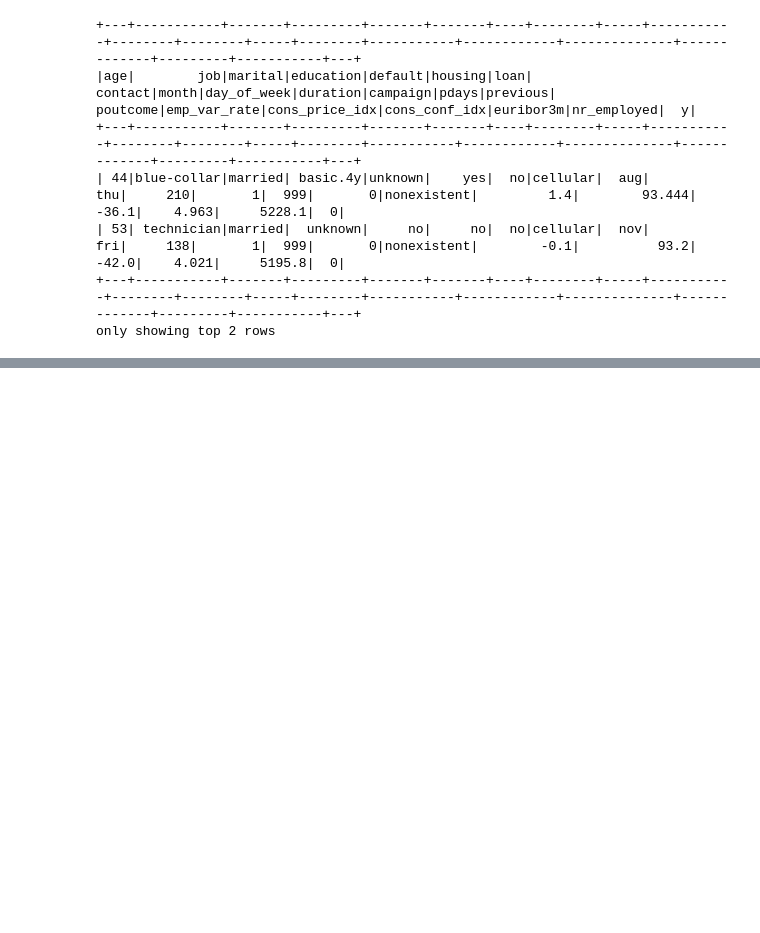
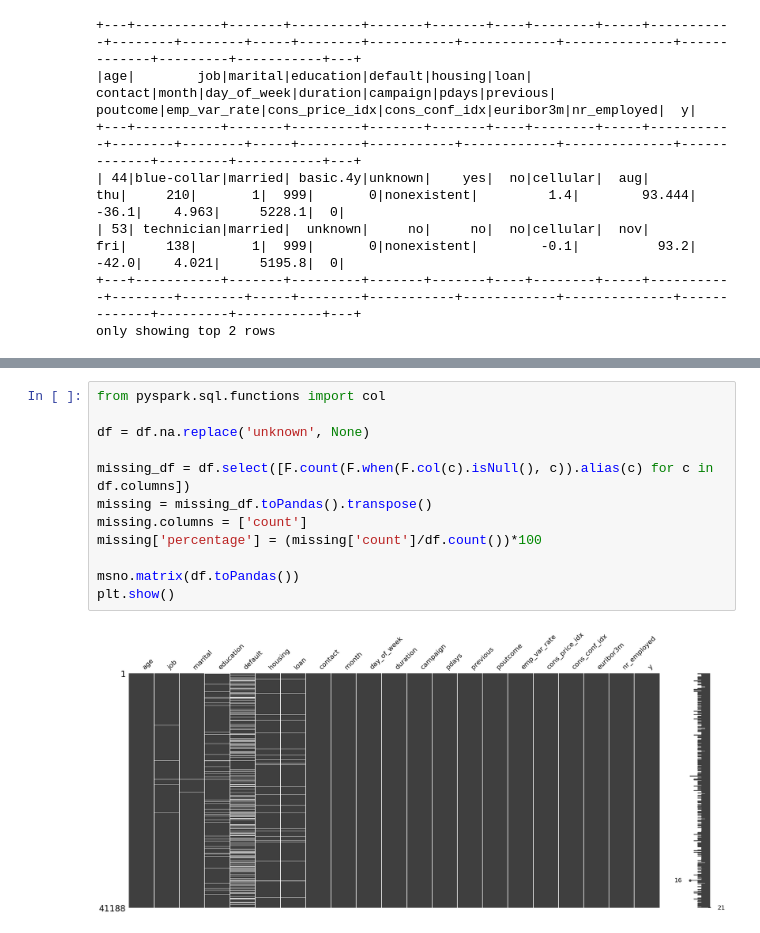
Before and after one commit to hosseinbahak/pyspark-logic-regression, a Jupyter notebook: bank_minnner.ipynb, the cells around one changed output, grey strips where cells are left out. Drawn from its saved outputs; the diff is of its cells as text; blank space fills up the shorter version.

```diff
--- a/bank_minnner.ipynb
+++ b/bank_minnner.ipynb
@@ -27,0 +176,14 @@ only showing top 2 rows
+# %%
+from pyspark.sql.functions import col
+
+df = df.na.replace('unknown', None)
+
+missing_df = df.select([F.count(F.when(F.col(c).isNull(), c)).alias(c) for c in df.columns])
+missing = missing_df.toPandas().transpose()
+missing.columns = ['count']
+missing['percentage'] = (missing['count']/df.count())*100
+
+msno.matrix(df.toPandas())
+plt.show()
+# %% [output]
+[figure, added]
```
Also changed, not shown: parts of 25 cells of this notebook, 2 other files.
